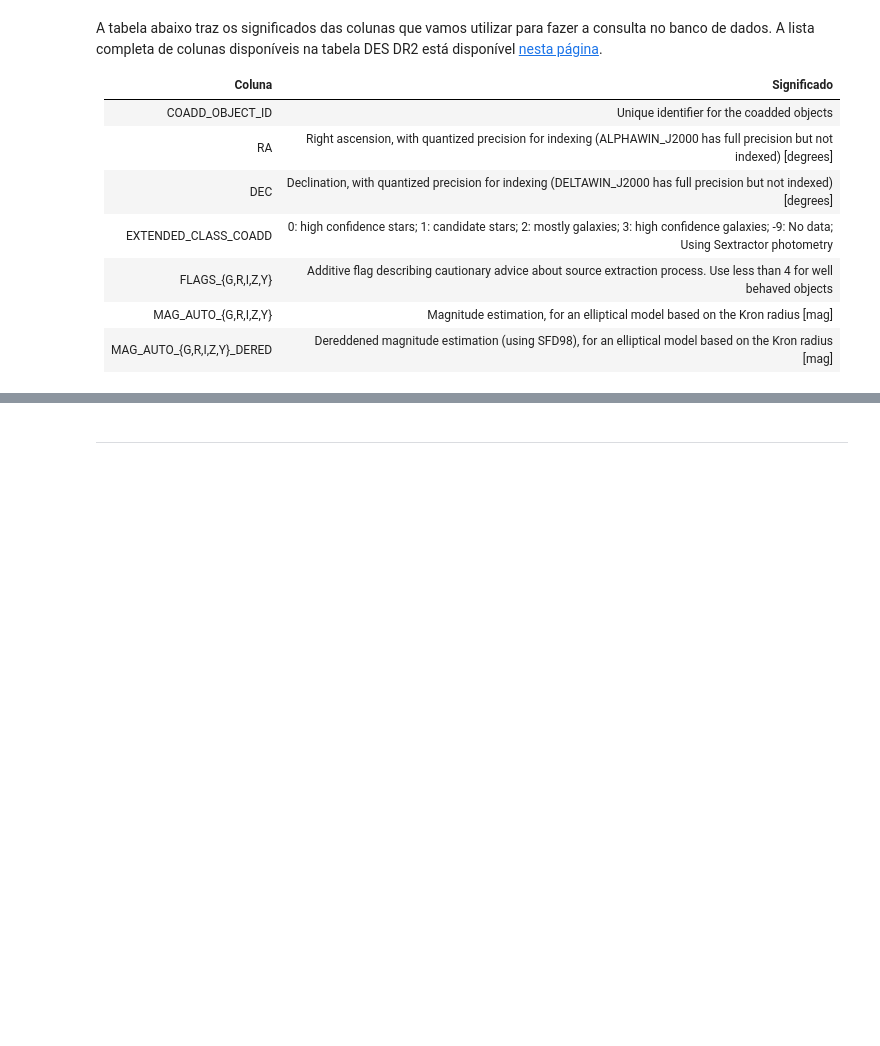
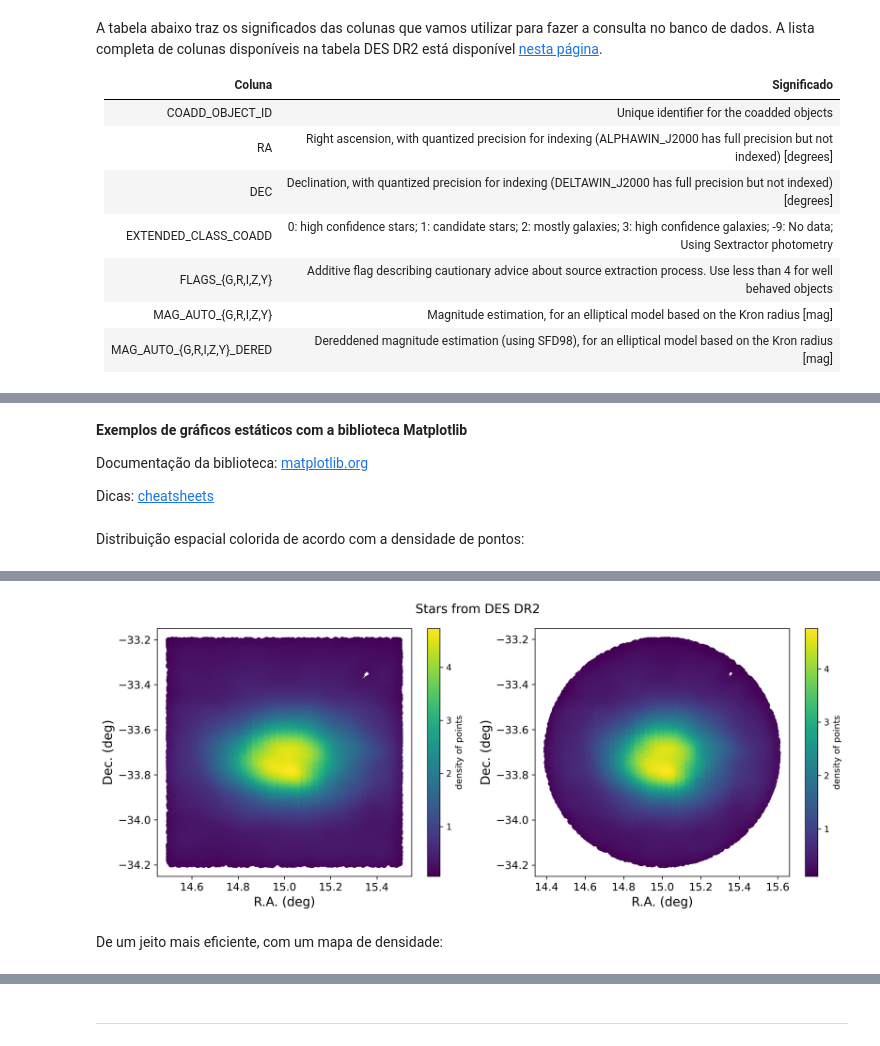
Before and after one commit to linea-it/jupyterhub-tutorial, a Jupyter notebook: primeiros_passos.ipynb, the cells around one changed output, grey strips where cells are left out. Cells and saved outputs as stored; diff of their text form; code cells hidden in the pictures; blank space fills up the shorter version.

`````diff
--- a/primeiros_passos.ipynb
+++ b/primeiros_passos.ipynb
@@ -440,10 +615,3 @@ AND flags_g < 4
 # %%
-query_1 = str("SELECT coadd_object_id, ra, dec, mag_auto_g_dered, mag_auto_r_dered, " +
-          "mag_auto_i_dered, magerr_auto_g, magerr_auto_r, magerr_auto_i "+
-          "FROM des_dr2.coadd_objects " +
-         f"WHERE ra BETWEEN {ra_min:.4f} AND {ra_max:.4f} " +
-         f"AND dec BETWEEN  {dec_min:.4f} AND {dec_max:.4f} " +
-          "AND extended_class_coadd < 2 " +
-          "AND flags_g < 4 ")
-
+query_1 = "SELECT coadd_object_id, ra ,dec, flags_g, mag_auto_g_dered, mag_auto_r_dered, mag_auto_i_dered, magerr_auto_g, magerr_auto_r, magerr_auto_i FROM des_dr2.coadd_objects WHERE q3c_poly_query(ra, dec, ARRAY[14.5, -34.2, 15.5, -34.2, 15.5, -33.2, 14.5, -33.2]) AND extended_class_coadd < 2 "
 query_1
@@ -468,9 +646,4 @@ AND flags_g < 4
 ````
 # %%
-query_2 = str("SELECT coadd_object_id, ra ,dec, mag_auto_g_dered, mag_auto_r_dered, "+
-              "mag_auto_i_dered, magerr_auto_g, magerr_auto_r, magerr_auto_i "+
-              "FROM des_dr2.coadd_objects "+
-              f"WHERE q3c_radial_query(ra, dec, {c.ra.deg}, {c.dec.deg}, {1.}) "+
-              "AND extended_class_coadd < 2 "+
-              "AND flags_g < 4 ")
+query_2 = "SELECT coadd_object_id, ra ,dec, flags_g, mag_auto_g_dered, mag_auto_r_dered, mag_auto_i_dered, magerr_auto_g, magerr_auto_r, magerr_auto_i FROM des_dr2.coadd_objects WHERE q3c_radial_query(ra, dec, 15.0, -33.7, 0.5) AND extended_class_coadd < 2 "
 query_2
@@ -481,0 +667,32 @@ dados_exemplo_2
+# %% [markdown]
+**Exemplos de gráficos estáticos com a biblioteca Matplotlib**
+
+Documentação da biblioteca: [matplotlib.org](https://matplotlib.org/)
+
+Dicas: [cheatsheets](https://github.com/matplotlib/cheatsheets#cheatsheets)
+# %% [markdown]
+Distribuição espacial colorida de acordo com a densidade de pontos:
+# %%
+%%time
+plt.figure(figsize=[12,5], dpi=300)
+plt.suptitle("Stars from DES DR2", fontsize=14)
+plt.subplot(1,2,1)
+xy = np.vstack([dados_exemplo_1.ra, dados_exemplo_1.dec])
+z = gaussian_kde(xy)(xy)
+plt.scatter(dados_exemplo_1.ra, dados_exemplo_1.dec, c=z)
+plt.xlabel("R.A. (deg)", fontsize=14)
+plt.ylabel("Dec. (deg)", fontsize=14)
+plt.colorbar(label="density of points")
+plt.xticks(fontsize=12)
+plt.yticks(fontsize=12)
+plt.subplot(1,2,2)
+xy = np.vstack([dados_exemplo_2.ra, dados_exemplo_2.dec])
+z = gaussian_kde(xy)(xy)
+plt.scatter(dados_exemplo_2.ra, dados_exemplo_2.dec, c=z)
+plt.xlabel("R.A. (deg)", fontsize=14)
+plt.ylabel("Dec. (deg)", fontsize=14)
+plt.colorbar(label="density of points")
+plt.xticks(fontsize=12)
+plt.yticks(fontsize=12)
+plt.tight_layout()
+# %% [output]
@@ -481,0 +701,3 @@ dados_exemplo_2
+[figure, added]
+# %% [markdown]
+De um jeito mais eficiente, com um mapa de densidade:
`````
Also changed, not shown: parts of 63 cells of this notebook.
